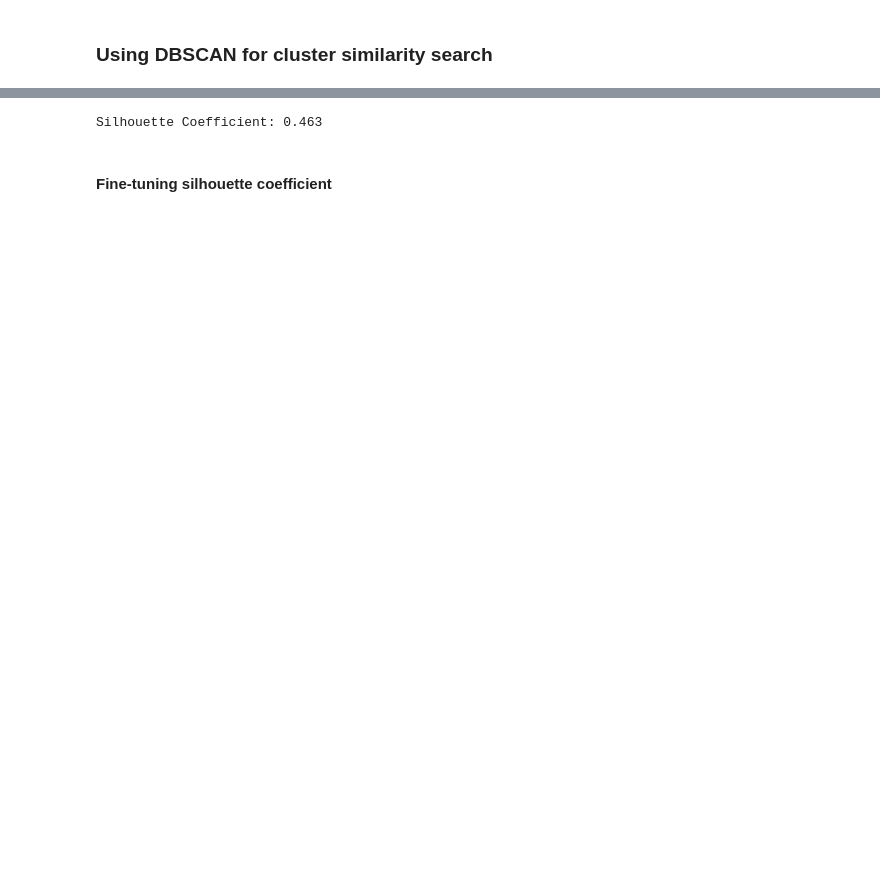
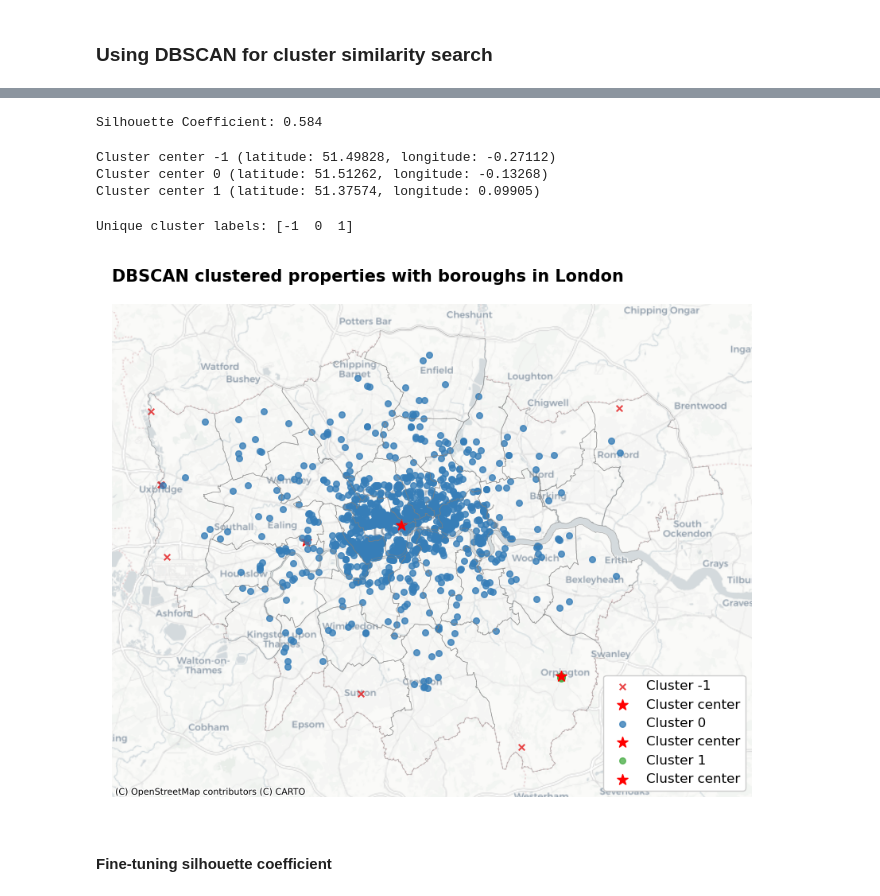
Before and after one commit to capac/short-term-rents-in-london, a Jupyter notebook: data-analysis.ipynb, the cells around one changed output, grey strips where cells are left out. Cells and saved outputs as stored; diff of their text form; code cells hidden in the pictures; blank space fills up the shorter version.

```diff
--- a/data-analysis.ipynb
+++ b/data-analysis.ipynb
@@ -251,4 +236,4 @@ Estimated number of noise points: 71
 # %%
-print(f"Silhouette Coefficient: {metrics.silhouette_score(X_geo, labels):.3f}")
+print(f"Silhouette Coefficient: {metrics.silhouette_score(coordinates, labels):.3f}")
 # %% [output]
-Silhouette Coefficient: 0.463
+Silhouette Coefficient: 0.584
@@ -254,0 +246,7 @@ Silhouette Coefficient: 0.463
+# %%
+for index in list(np.unique(labels)):
+    _ = calculate_cluster_center(index)
+# %% [output]
+Cluster center -1 (latitude: 51.49828, longitude: -0.27112)
+Cluster center 0 (latitude: 51.51262, longitude: -0.13268)
+Cluster center 1 (latitude: 51.37574, longitude: 0.09905)
@@ -255,3 +309,8 @@ Silhouette Coefficient: 0.463
+# %%
+plot_clusters(coordinates, eps=0.03, min_samples=10)
+# %% [output]
+Unique cluster labels: [-1  0  1]
+[figure, added]
 # %% [markdown]
 #### Fine-tuning silhouette coefficient
 # %%
```
Also changed, not shown: parts of 15 cells of this notebook.
